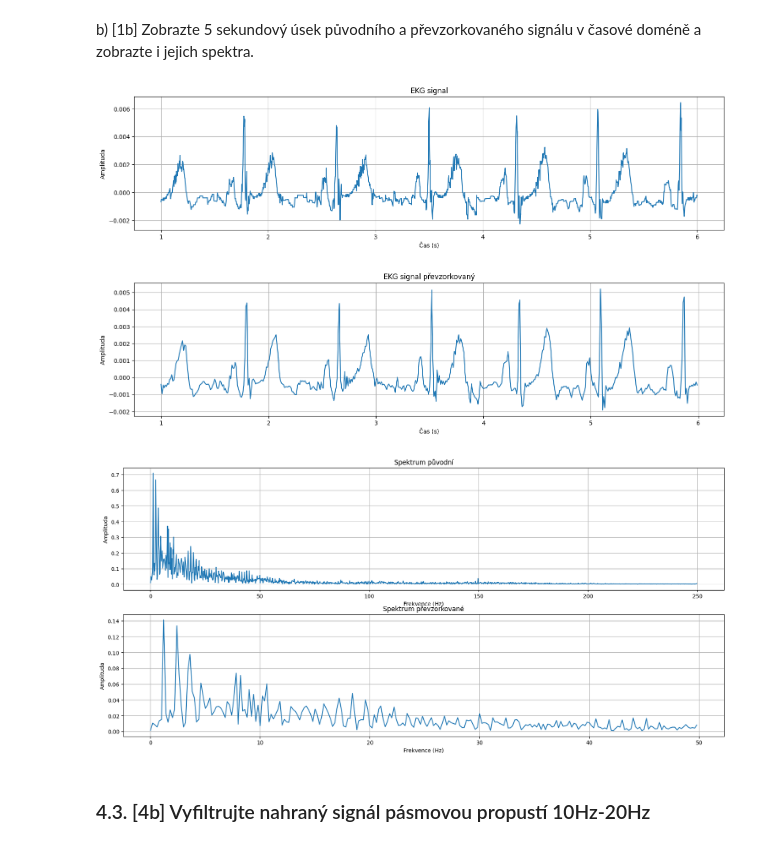
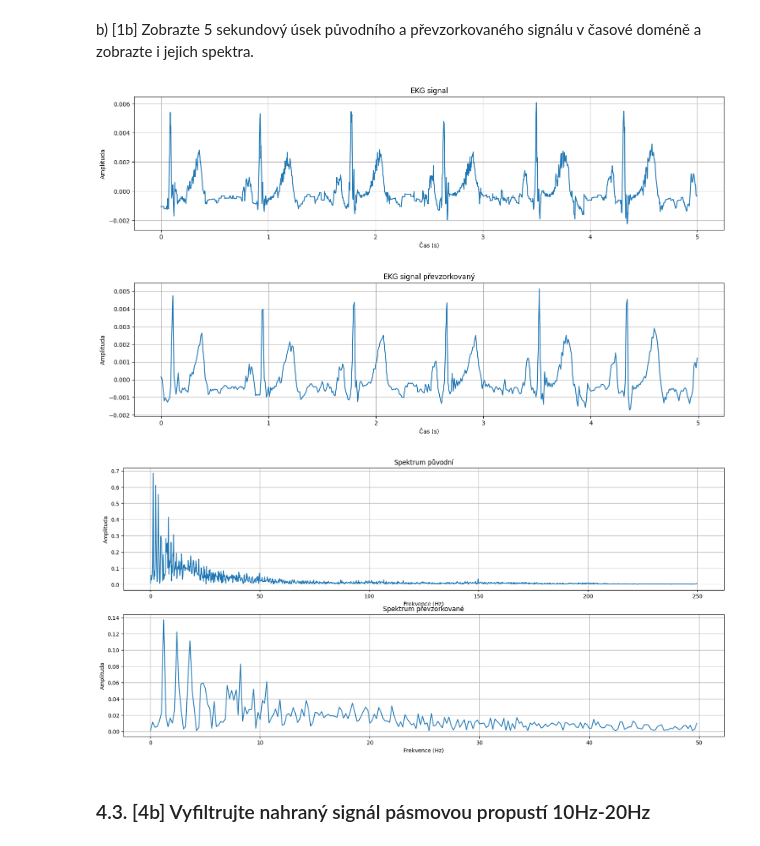
Before and after one commit to MrQvic/ISS-project, a Jupyter notebook: ISS_ECGProject_2023.ipynb, the cells around one changed output. Drawn from its saved outputs; the diff is of its cells as text; code cells hidden in the pictures.

```diff
--- a/ISS_ECGProject_2023.ipynb
+++ b/ISS_ECGProject_2023.ipynb
@@ -118,30 +126,28 @@ Rušení můžeme pozorovat zejména u frekvence 50 a 150 Hz, jelikož je zmín
 # %% [markdown]
 a) [2b] Převzorkujte signál na vzorkovací frekvenci 100 Hz, nezapomeňte na filtr pro antialiasing. Můžete například odstranit část spektra od $\frac{Fs}{2}$ nebo použít filtr dolní propusti.
 # %%
-def do_resample(data, fs, fs_res):
-    cutoff_freq = fs_res / 2
-    sos = butter(10, cutoff_freq, fs=fs, output="sos")
-    data_filtered = sosfilt(sos, data)
-    data_res = resample(data_filtered, int(data.size * fs_res / fs))
-    axis_time = np.arange(0, data_res.size/fs_res, 1/fs_res)
-    return axis_time, data_res
+def do_resample(input, fs_res):
+    cutoff_freq = fs_res / 2    # Příprava aa filtru
+    sos = butter(10, cutoff_freq, fs=input.fs, output="sos")
+    data_filtered = sosfilt(sos, input.data)    # Aplikace aa filtru
 
-#vstupní signál
-data_time_axis = np.arange(0, data.size/fs, 1/fs)
+    data = resample(data_filtered, int(input.data.size * fs_res / input.fs))   # Provedení samotného převzorkování pomocí nachystaného filtru
+    return data
 
 fs_res = 100
-data_time_axis_res, data_res = do_resample(data, fs, fs_res)
+signal_res = Signal(do_resample(signal, fs_res) , fs_res)
 
-# Zobrazení původního a převzorkovaného signálu
+# Zobrazení původního signálu
 plt.figure(figsize=(18, 10)) #sniž hodnoty pokud jsou grafy příliš velké
 plt.subplot(2, 1, 1)
-plt.plot(data_time_axis, data)
+plt.plot(*signal.plot_signal())
 plt.title("Původní signál")
 plt.xlabel("Čas (s)")
 plt.grid(True)
 
+# Zobrazení převzorkovaného signálu
 plt.subplot(2, 1, 2)
-plt.plot(data_time_axis_res, data_res)
+plt.plot(*signal_res.plot_signal())
 plt.title("Převzorkovaný signál (100 Hz)")
 plt.xlabel("Čas (s)")
 plt.grid(True)
@@ -153,53 +159,51 @@ plt.show()
 # %% [markdown]
 b) [1b] Zobrazte 5 sekundový úsek původního a převzorkovaného signálu v časové doméně a zobrazte i jejich spektra.
 # %%
-# oříznutí již vytvořených segmentů
+fs_res = 100
+signal_cut_res = Signal(do_resample(signal_cut, fs_res) , fs_res)   # Převzorkování 5s signálu
 
-#axis, segment = cut_segment(x, 1, 6, fs) # to samé jako 4.1
-
-time_axis_res, ekg_signal_res = cut_segment(data_res, 1, 6, fs_res)
-
+# Zobrazení původního 5s signálu
 plt.figure(figsize=(18, 9))
 plt.subplot(2, 1, 1)
-plt.plot(time_axis, ekg_signal)
+plt.plot(*signal_cut.plot_signal())
 plt.title("EKG signal")
 plt.xlabel("Čas (s)")
 plt.ylabel("Amplituda")
 plt.grid(True)
 
+# Zobrazení převzorkovaného 5s signálu
 plt.figure(figsize=(18, 9))
 plt.subplot(2, 1, 1)
-plt.plot(time_axis_res, ekg_signal_res)
+plt.plot(*signal_cut_res.plot_signal())
 plt.title("EKG signal převzorkovaný")
 plt.xlabel("Čas (s)")
 plt.ylabel("Amplituda")
 plt.grid(True)
 plt.show()
 
 ######################################
 # DFT z úkolu 4.1
 plt.figure(figsize=(20, 9))
 plt.subplot(2, 1, 1)
 plt.title("Spektrum původní")
 plt.xlabel("Frekvence (Hz)")
 plt.ylabel("Amplituda")
 plt.grid(True)
-plt.plot(frequency_axis, amplitude_spectrum)
+plt.plot(*do_dft(signal_cut))
 
-frequency_axis_res, amplitude_spectrum_res = do_dft(ekg_signal_res, fs_res)
-
+# DFT převzorkovaného 5s signálu
 plt.subplot(2, 1, 2)
 plt.title("Spektrum převzorkované")
 plt.xlabel("Frekvence (Hz)")
 plt.ylabel("Amplituda")
 plt.grid(True)
-plt.plot(frequency_axis_res, amplitude_spectrum_res)
+plt.plot(*do_dft(signal_cut_res))
 
 plt.show()
 # %% [output]
-[figure, old version]
+[figure, new version]
-[figure, old version]
+[figure, new version]
-[figure, old version]
+[figure, new version]
 # %% [markdown]
 ### 4.3. [4b] Vyfiltrujte nahraný signál pásmovou propustí 10Hz-20Hz
 # %% [markdown]
```
Also changed, not shown: parts of 7 cells of this notebook.
